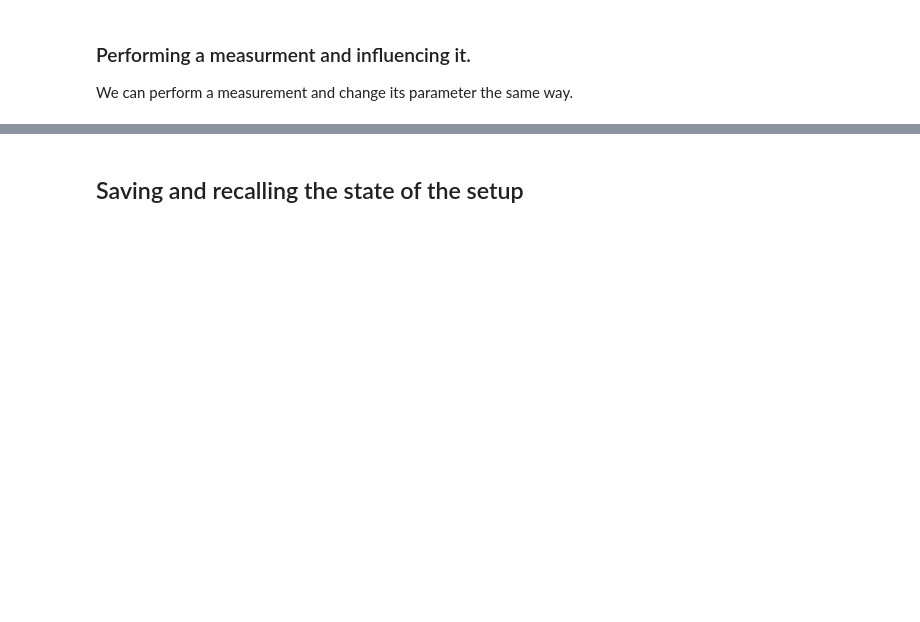
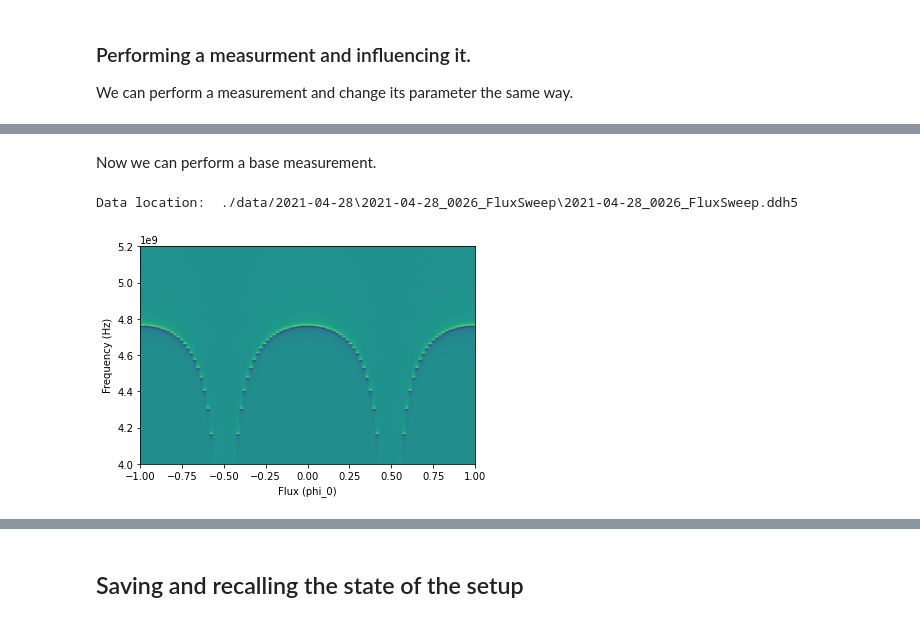
Before and after one commit to toolsforexperiments/recipes, a Jupyter notebook: toolsforexperiments_overview/tfe_overview.ipynb, the cells around one changed output, grey strips where cells are left out. Cells and saved outputs as stored; diff of their text form; code cells hidden in the pictures; blank space fills up the shorter version.

```diff
--- a/toolsforexperiments_overview/tfe_overview.ipynb
+++ b/toolsforexperiments_overview/tfe_overview.ipynb
@@ -175,29 +171,3 @@ ax.plot(f_vals, np.angle(s11_vals))
 ### Performing a measurment and influencing it.
 
 We can perform a measurement and change its parameter the same way.
-# %%
-data = dd.DataDict(
-    flux = dict(unit='Phi0'),
-    frequency = dict(unit='Hz'),
-    s11 = dict(axes=['flux', 'frequency']), # no unit, complex.
-)
-data.validate() # this is just for catching mistakes.
-
-params.update() #updating the parameters from the parameter manager
-vna.resonator_frequency(params.vna.resonator_frequency()) #updating the vna resonator frequencye
-vna.resonator_linewidth(params.vna.linewidth()) #updating the vna linewidth
-
-with dds.DDH5Writer(DATADIR, data, name='FluxSweep') as writer:
-    for flux_val in np.linspace(-1,1,101):
-        flux.flux(flux_val)
-        time.sleep(0.2)
-
-        # the writer accepts one line for each data field.
-        # that means we should reshape the data that each entry has the form [<data>].
-        # for practical purposes that means that each frequency and s11 data array
-        # is like one datapoint.
-        writer.add_data(
-            flux = [flux_val],
-            frequency = vna.frequency().reshape(1,-1),
-            s11 = vna.data().reshape(1,-1),
-        )
@@ -263,0 +210,7 @@ ax.set_ylabel('Frequency (Hz)')
+# %% [markdown]
+Now we can perform a base measurement.
+# %%
+measure_flux_sweep(-1, 1, 101)
+# %% [output]
+Data location:  ./data/2021-04-28\2021-04-28_0026_FluxSweep\2021-04-28_0026_FluxSweep.ddh5
+[figure, added]
```
Also changed, not shown: parts of 20 cells of this notebook.
